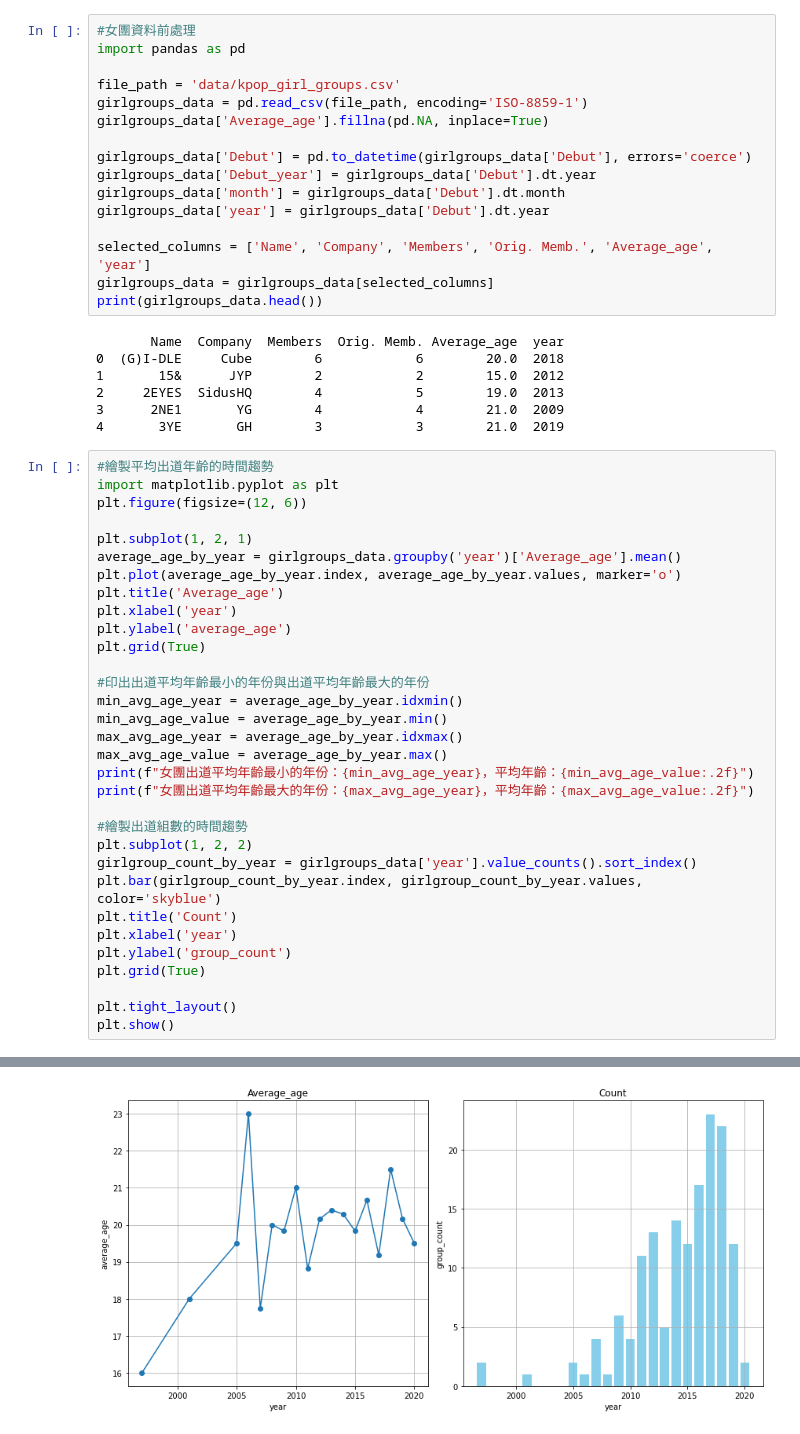
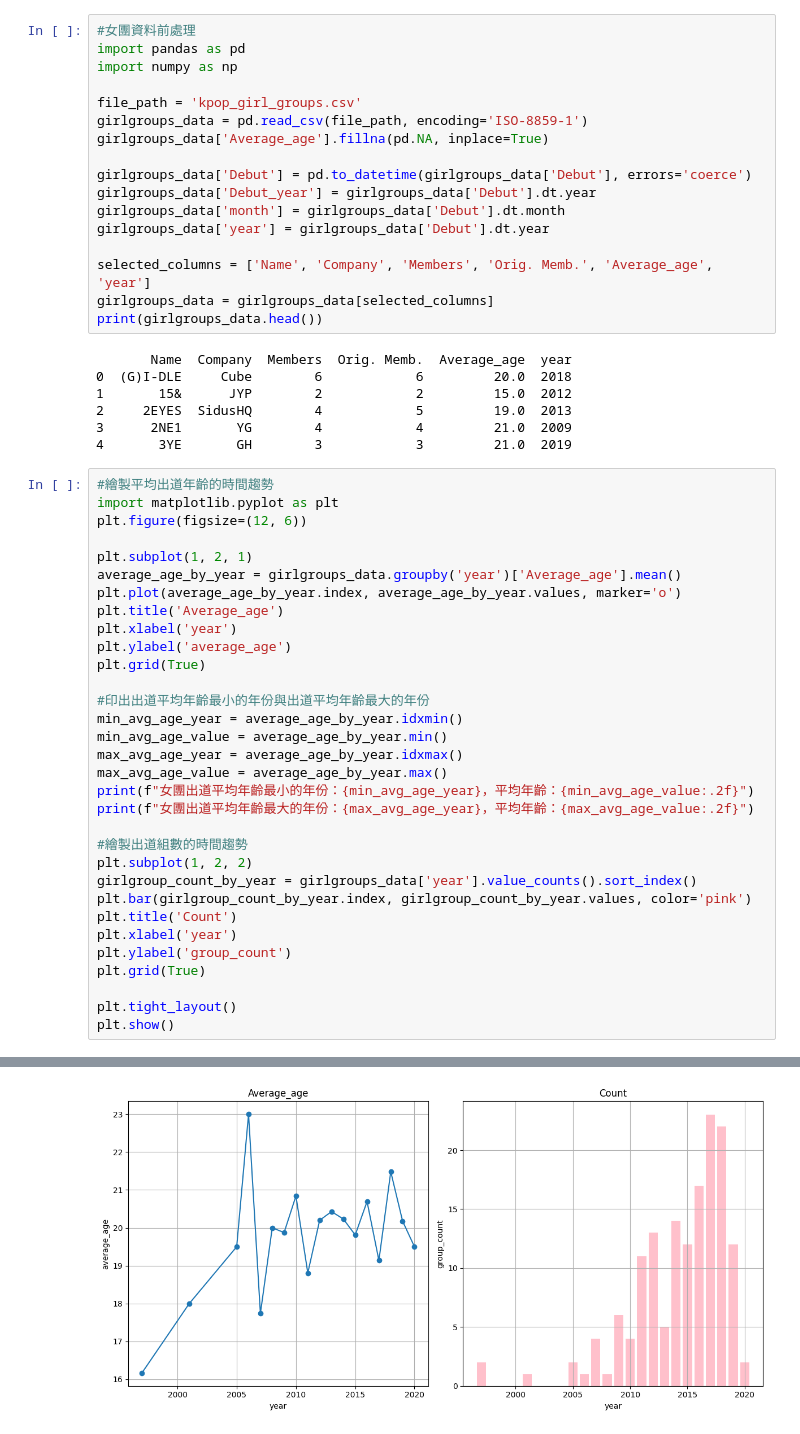
Before and after one commit to sleeping-psystudent/Dspy-Final-Project, a Jupyter notebook: kpop_girl_groups_analysis.ipynb, the cells around one changed output, grey strips where cells are left out. Saved outputs shown, nothing was run; the diff lists cells and outputs as text.

```diff
--- a/kpop_girl_groups_analysis.ipynb
+++ b/kpop_girl_groups_analysis.ipynb
@@ -1,8 +1,9 @@
 # %%
 #女團資料前處理
 import pandas as pd
+import numpy as np
 
-file_path = 'data/kpop_girl_groups.csv'
+file_path = 'kpop_girl_groups.csv'
 girlgroups_data = pd.read_csv(file_path, encoding='ISO-8859-1')
 girlgroups_data['Average_age'].fillna(pd.NA, inplace=True)
 
@@ -45,7 +46,7 @@ print(f"女團出道平均年齡最大的年份：{max_avg_age_year}，平均年
 #繪製出道組數的時間趨勢
 plt.subplot(1, 2, 2)
 girlgroup_count_by_year = girlgroups_data['year'].value_counts().sort_index()
-plt.bar(girlgroup_count_by_year.index, girlgroup_count_by_year.values, color='skyblue')
+plt.bar(girlgroup_count_by_year.index, girlgroup_count_by_year.values, color='pink')
 plt.title('Count')
 plt.xlabel('year')
 plt.ylabel('group_count')
@@ -58,2 +59,2 @@ plt.show()
 女團出道平均年齡最大的年份：2006，平均年齡：23.00
-[figure, old version]
+[figure, new version]
```
Also changed, not shown: parts of 10 cells of this notebook.
